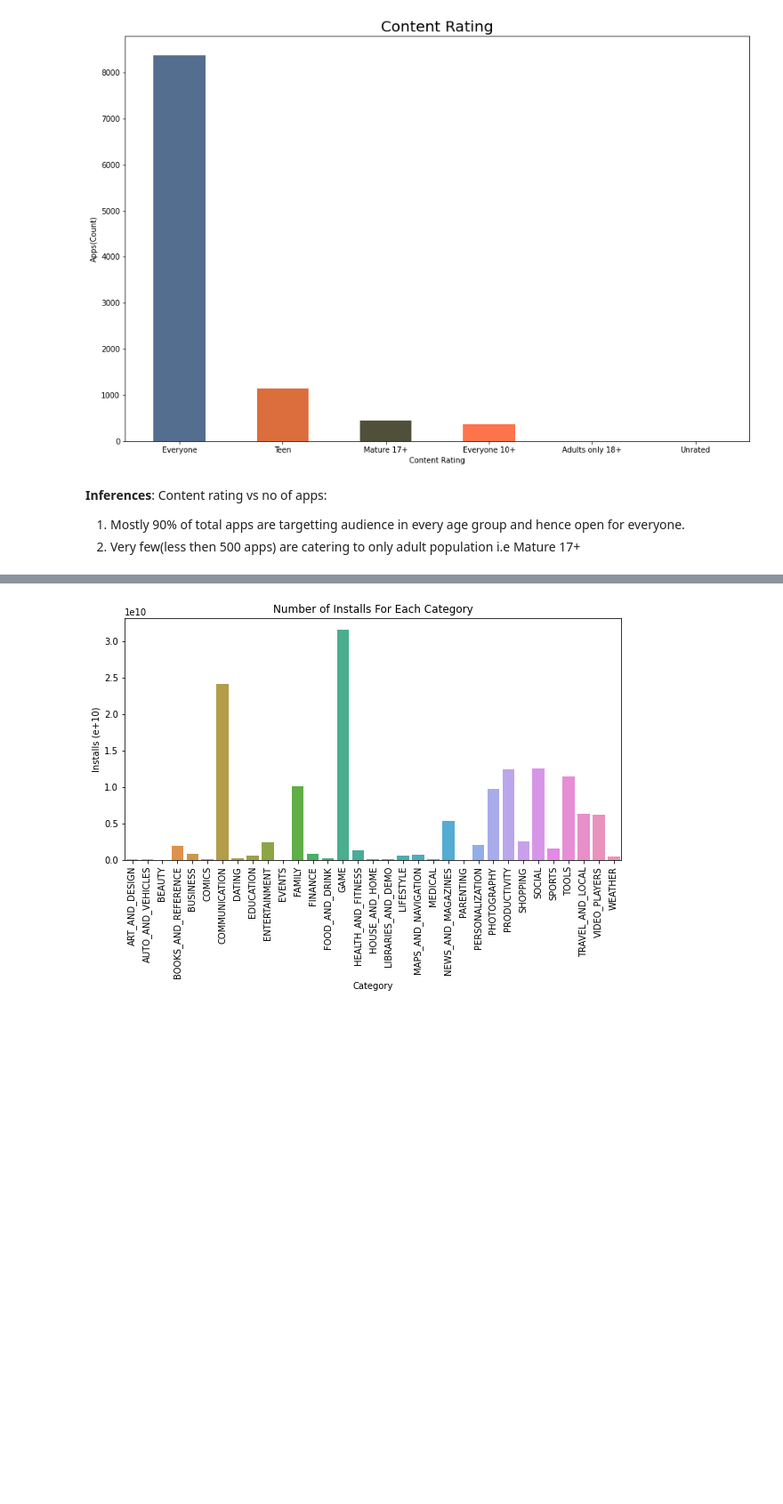
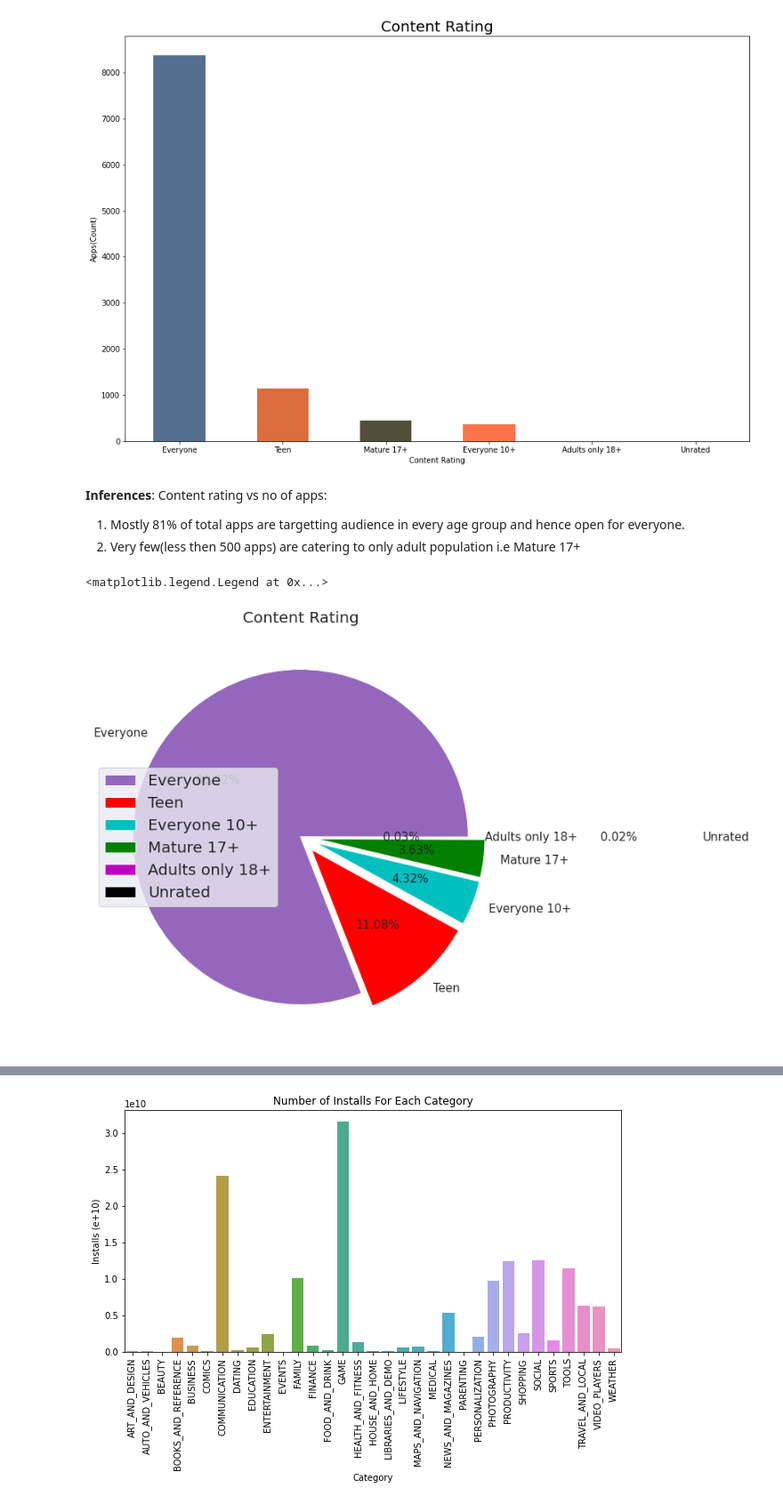
Before and after one commit to niteshchobdar38/EDA-project, a Jupyter notebook: Nitesh_Play_Store_Review.ipynb, the cells around one changed output, grey strips where cells are left out. Shown at 89% size. Cells and saved outputs as stored; diff of their text form; code cells hidden in the pictures; blank space fills up the shorter version.

```diff
--- a/Nitesh_Play_Store_Review.ipynb
+++ b/Nitesh_Play_Store_Review.ipynb
@@ -310,5 +310,21 @@ plt.xlabel('Content Rating');
 **Inferences**: Content rating vs no of apps:
 
 
-1.   Mostly 90% of total apps are targetting audience in every age group and hence open for everyone.
+1.   Mostly 81% of total apps are targetting audience in every age group and hence open for everyone.
 2.   Very few(less then 500 apps) are catering to only adult population i.e Mature 17+
+# %%
+#pie chart for content ratings over categories.
+# Content rating of the apps
+data = df_non_dup_non_na_data['Content Rating'].value_counts()
+labels = ['Everyone', 'Teen', 'Everyone 10+', 'Mature 17+','Adults only 18+', 'Unrated']
+
+#create pie chart
+plt.figure(figsize=(10,10))
+explode=(0,0.1,0.1,0.1,0.0,1.3)
+colors = ['C4', 'r', 'c', 'g', 'm', 'k']
+plt.pie(data, labels = labels, colors = colors, autopct='%.2f%%',explode=explode,textprops={'fontsize': 15})
+plt.title('Content Rating',size=20,loc='center')
+plt.legend()
+# %% [output]
+<matplotlib.legend.Legend at 0x...>
+[figure, added]
```
Also changed, not shown: parts of 2 cells of this notebook.
